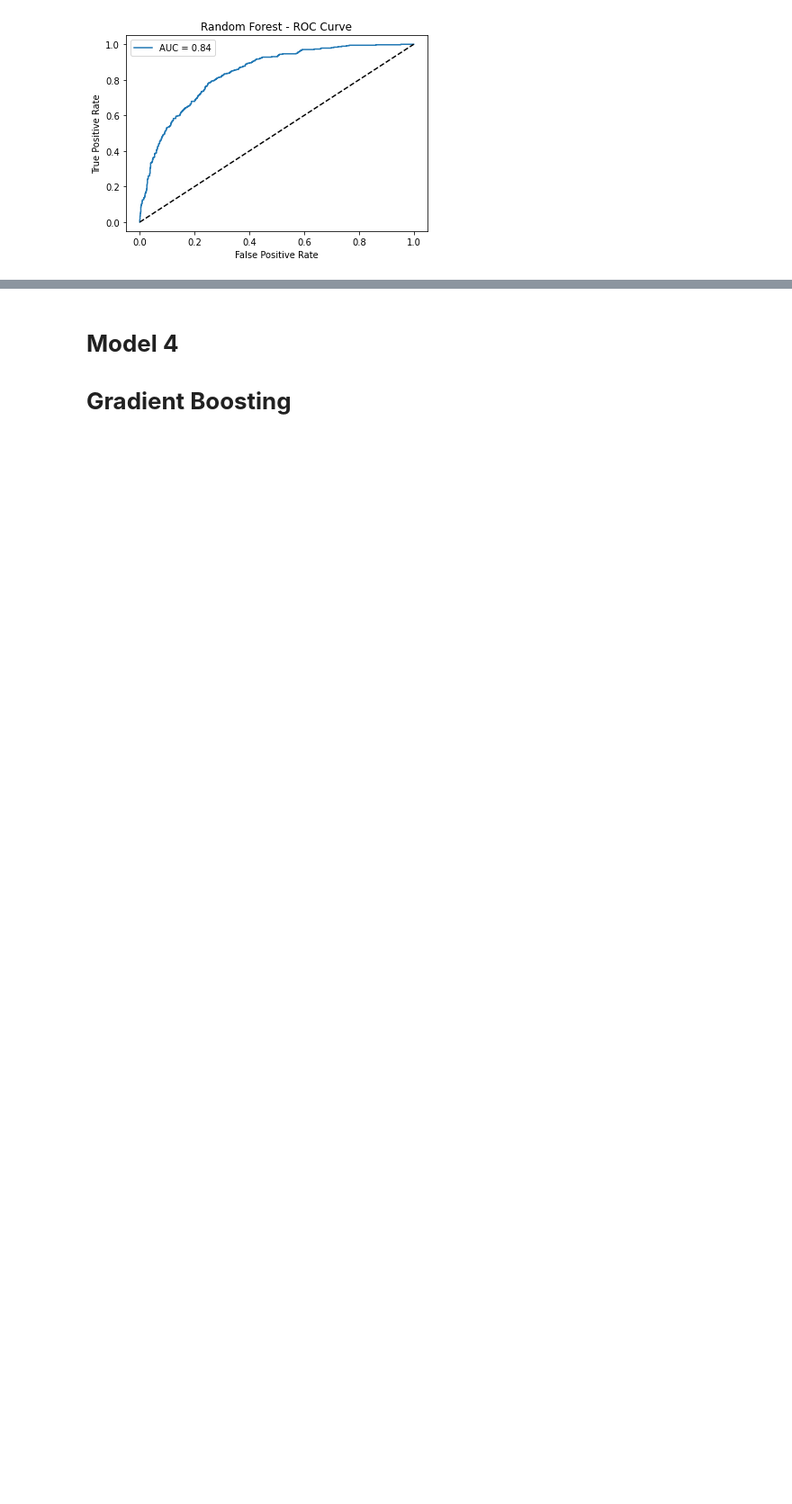
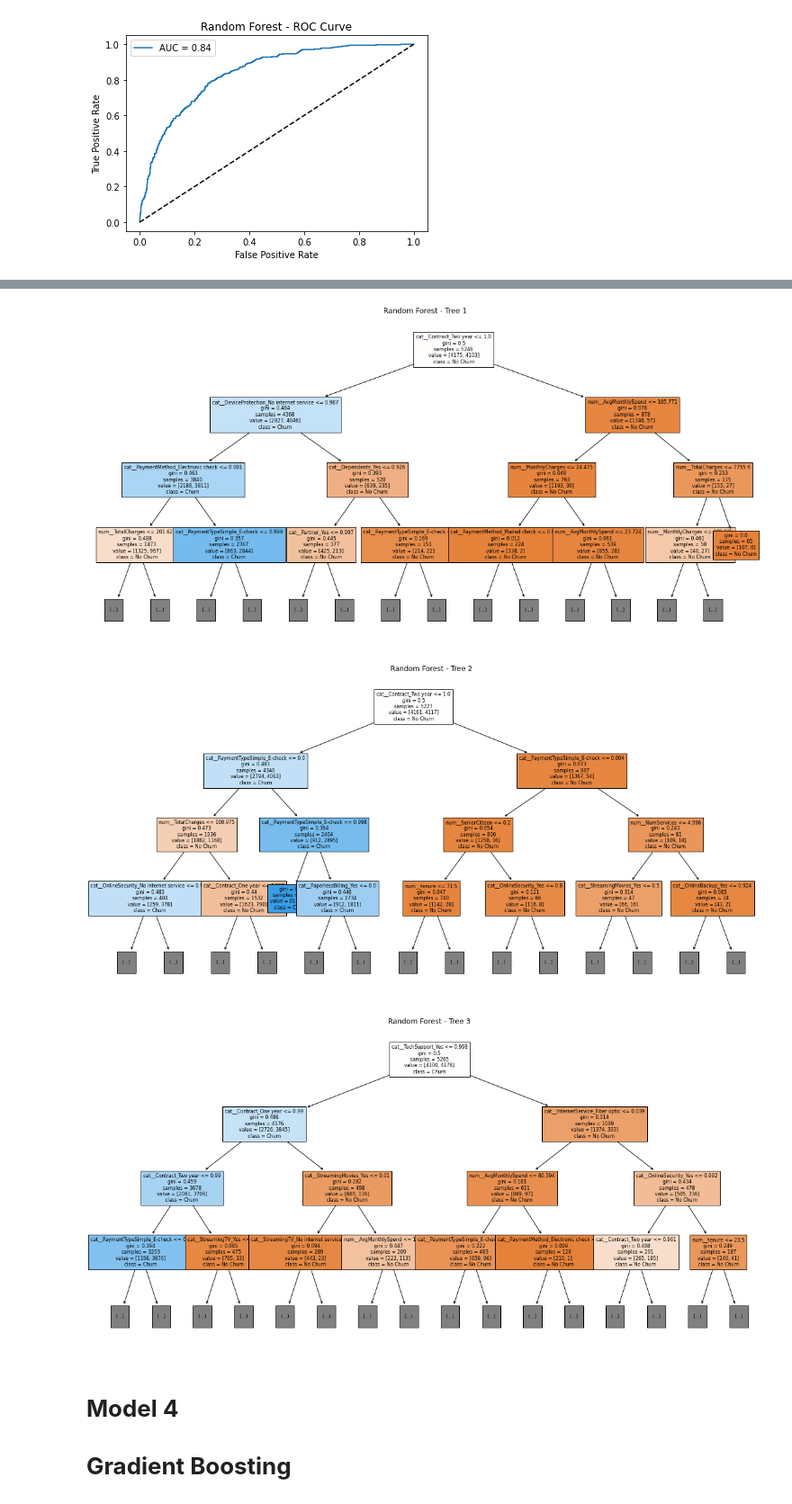
Before and after one commit to Harriet-ngomo/FUTURE_ML_02, a Jupyter notebook: index.ipynb, the cells around one changed output, grey strips where cells are left out. Shown at 90% size. Cells and saved outputs as stored; diff of their text form; code cells hidden in the pictures; blank space fills up the shorter version.

```diff
--- a/index.ipynb
+++ b/index.ipynb
@@ -1080,13 +1105,18 @@ plt.show()
 # %%
 for i in range(3):  # plot first 3 trees
     plt.figure(figsize=(20,10))
     tree.plot_tree(best_rf.estimators_[i],
                    filled=True,
                    feature_names=rand_rf.best_estimator_.named_steps['preprocess'].get_feature_names_out(),
                    class_names=['No Churn','Churn'],
+                   max_depth=3,
                    fontsize=8)
     plt.title(f"Random Forest - Tree {i+1}")
     plt.show()
+# %% [output]
+[figure, added]
+[figure, added]
+[figure, added]
 # %% [markdown]
 # **Model 4**
 # **Gradient Boosting**
```
Also changed, not shown: parts of 9 cells of this notebook.
